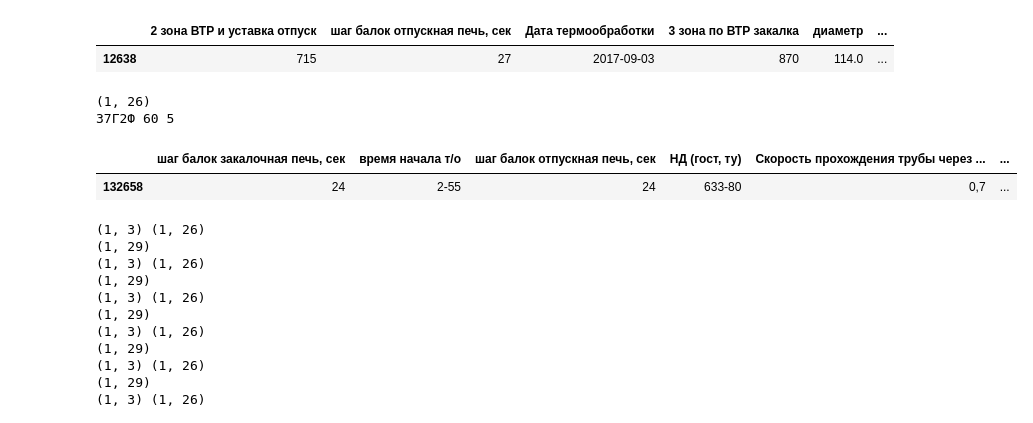
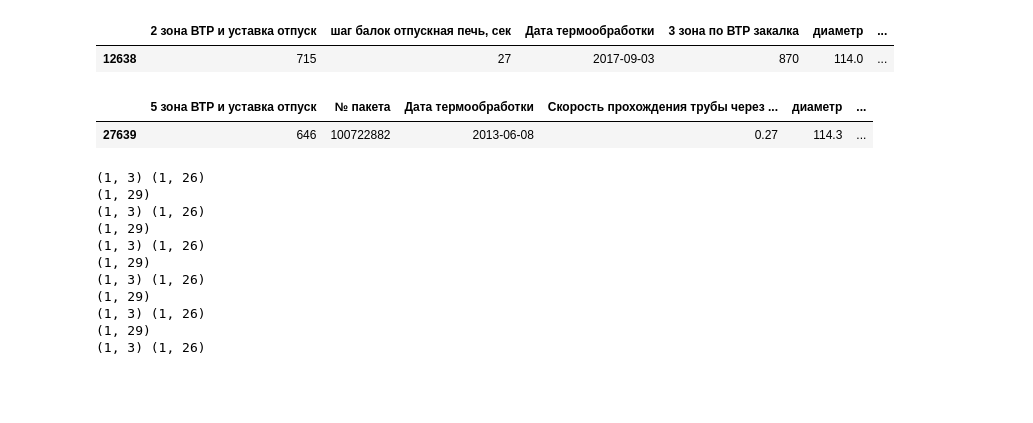
Before and after one commit to ChelpipeBigDataTeam/PNTZ, a Jupyter notebook: saw_data_modes_лы.ipynb, the cells around one changed output. Cells and saved outputs as stored; diff of their text form; code cells hidden in the pictures; blank space fills up the shorter version.

```diff
--- a/saw_data_modes_лы.ipynb
+++ b/saw_data_modes_лы.ipynb
@@ -299,10 +306,8 @@ def close_value(df, row, value):
 # %%
 modes_old.to_excel('modes_old.xlsx')
 # %%
-answ = find_close_sort('37Г2Ф', 60, 5)
+answ = find_close_sort('38Г2С', 114.3, 14.5)
 answ.sort_values('Дата термообработки', ascending=False).head(1)
 # %% [output]
-(1, 26)
-37Г2Ф 60 5
-|  | шаг балок закалочная печь, сек | время начала т/о | шаг балок отпускная печь, сек | НД (гост, ту) | Скорость прохождения трубы через ... | ... |
-| 132658 | 24 | 2-55 | 24 | 633-80 | 0,7 | ... |
+|  | 5 зона ВТР и уставка отпуск | № пакета | Дата термообработки | Скорость прохождения трубы через ... | диаметр | ... |
+| 27639 | 646 | 100722882 | 2013-06-08 | 0.27 | 114.3 | ... |
```
Also changed, not shown: parts of 8 cells of this notebook, 8 other files.
